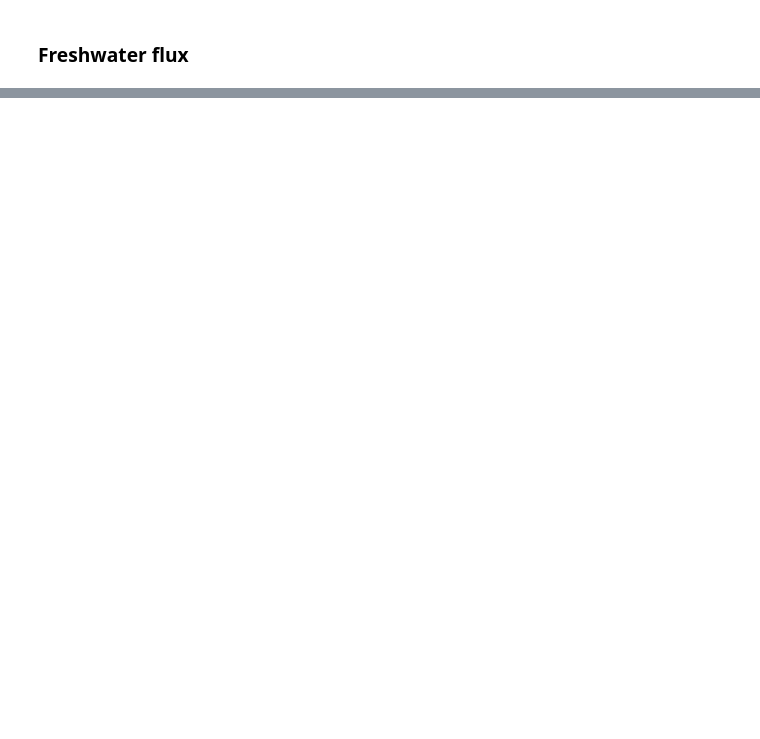
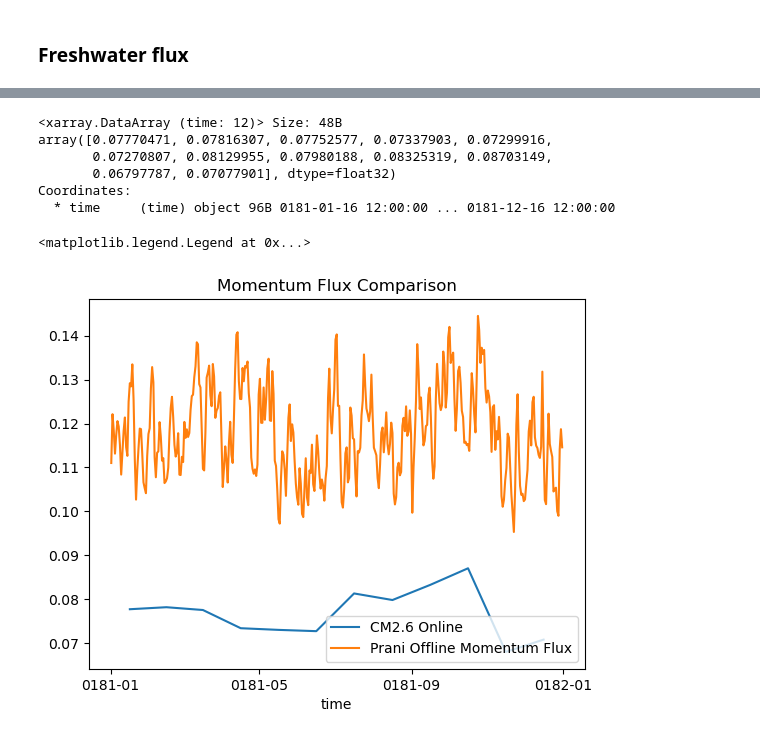
Before and after one commit to ocean-transport/air-sea-ML, a Jupyter notebook: fluxComparisonWithGCM.ipynb, the cells around one changed output, grey strips where cells are left out. Drawn from its saved outputs; the diff is of its cells as text; code cells hidden in the pictures; blank space fills up the shorter version.

```diff
--- a/fluxComparisonWithGCM.ipynb
+++ b/fluxComparisonWithGCM.ipynb
@@ -451,0 +171,4 @@ Text(0.5, 1.0, 'Q* Momentum Flux from AeroBulk')
+# %%
+momfluxHR = np.sqrt( (taux ** 2 + tauy ** 2) )
+MF_spatialAvg = momfluxHR.mean(dim=["xt_ocean", "yt_ocean"]).load()
+MF_spatialAvg
@@ -649,0 +289,6 @@ ax.legend(handles, labels, loc="best")
+# %%
+import gcsfs
+import xarray as xr
+path = "gs://cmip6/GFDL_CM2_6/control/ocean_boundary"
+ds = xr.open_dataset(path, engine='zarr', chunks={})
+ds
@@ -649,0 +325,25 @@ ax.legend(handles, labels, loc="best")
+# %%
+MomF_CM26 = np.sqrt( ds.tau_x ** 2 + ds.tau_y ** 2 )
+MF_CM26 = MomF_CM26.mean(dim=["xu_ocean", "yu_ocean"]).load()
+MF_CM26 = MF_CM26.isel(time=slice(0,12))
+MF_CM26
+# %% [output]
+<xarray.DataArray (time: 12)> Size: 48B
+array([0.07770471, 0.07816307, 0.07752577, 0.07337903, 0.07299916,
+       0.07270807, 0.08129955, 0.07980188, 0.08325319, 0.08703149,
+       0.06797787, 0.07077901], dtype=float32)
+Coordinates:
+  * time     (time) object 96B 0181-01-16 12:00:00 ... 0181-12-16 12:00:00
+# %%
+fig, ax = plt.subplots()
+
+MF_CM26.plot(label=f"CM2.6 Online", ax=ax)
+
+MF_spatialAvg.plot(label='Prani Offline Momentum Flux', ax=ax)
+
+ax.set_title("Momentum Flux Comparison")
+handles, labels = ax.get_legend_handles_labels()
+ax.legend(handles, labels, loc="best")
+# %% [output]
+<matplotlib.legend.Legend at 0x...>
+[figure, added]
```
Also changed, not shown: parts of 46 cells of this notebook, 3 other files.
